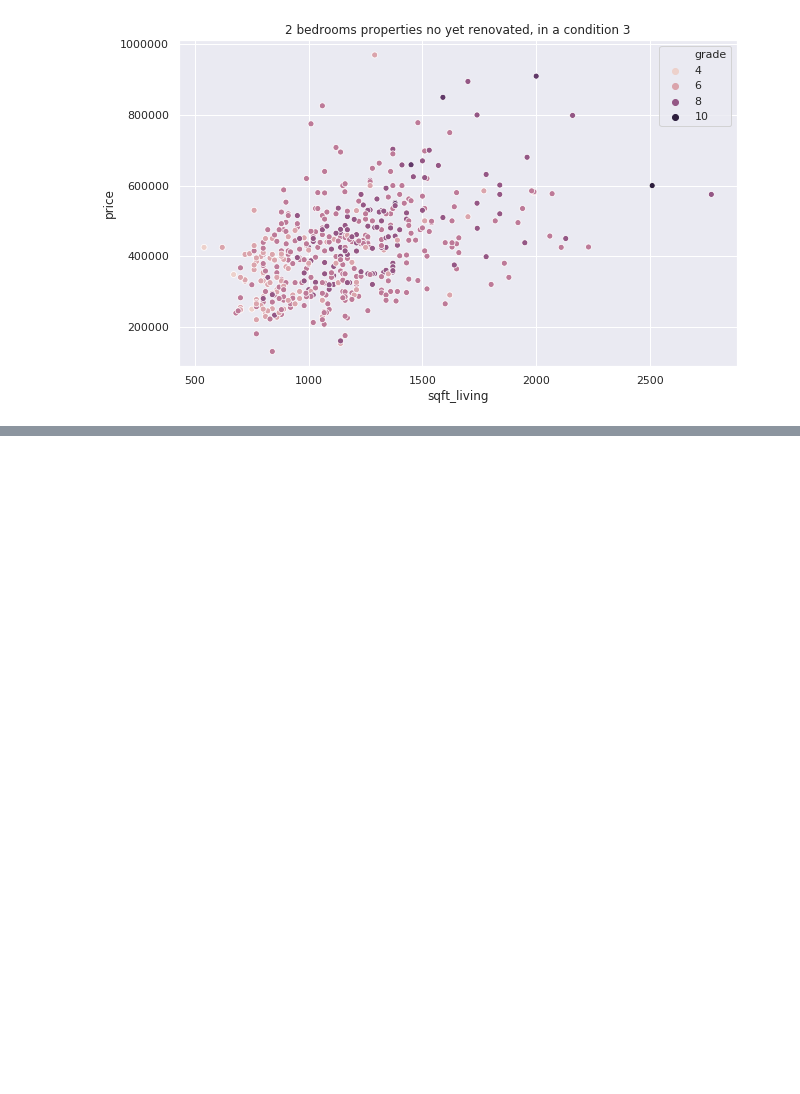
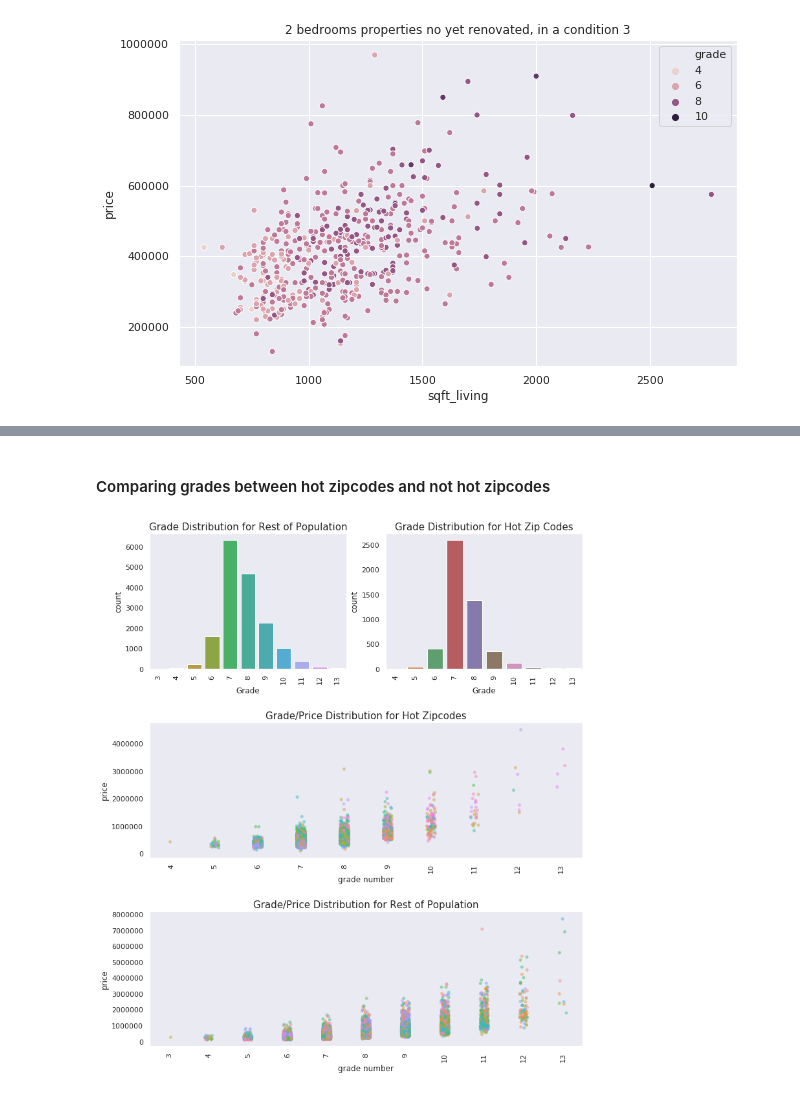
Before and after one commit to aghilissen/KayCee, a Jupyter notebook: index.ipynb, the cells around one changed output, grey strips where cells are left out. Cells and saved outputs as stored; diff of their text form; code cells hidden in the pictures; blank space fills up the shorter version.

```diff
--- a/index.ipynb
+++ b/index.ipynb
@@ -312,0 +453,48 @@ KeyError: 'ZIPCODE'
+# %% [markdown]
+#### Comparing grades between hot zipcodes and not hot zipcodes
+# %%
+kc_grade = kc_hot_zipcodes.sort_values(by=['grade'])
+kc_grade_full = kc_not_hot_zipcodes.sort_values(by =['grade'])
+
+plt.figure(figsize = (12,8))
+plt.subplots_adjust(hspace = 0.4, top = 1.5)
+
+ax1 = plt.subplot(321)
+ax1 = sns.countplot(x="grade", data=kc_grade_full,
+                    ax=ax1)
+ax1.set_xticklabels(ax1.get_xticklabels(),rotation=90)
+ax1.set_title("Grade Distribution for Rest of Population", fontsize=15)
+ax1.set_xlabel("Grade")
+
+ax2 = plt.subplot(322)
+ax2 = sns.countplot(x="grade", data=kc_grade,
+                    ax=ax2)
+ax2.set_xticklabels(ax2.get_xticklabels(),rotation=90)
+ax2.set_title("Grade Distribution for Hot Zip Codes", fontsize=15)
+ax2.set_xlabel("Grade")
+
+ax3 = plt.subplot(312)
+ax3 = sns.stripplot(x="grade", y="price",
+                    data=kc_grade, alpha=0.5,
+                    jitter=True, hue="zipcode"
+                   )
+ax3.set_title("Grade/Price Distribution for Hot Zipcodes", fontsize=15)
+ax3.set_xlabel("grade number")
+ax3.set_ylabel("price")
+ax3.set_xticklabels(ax3.get_xticklabels(),rotation=90)
+plt.legend().remove()
+
+ax4 = plt.subplot(313)
+ax4 = sns.stripplot(x="grade", y="price",
+                    data=kc_grade_full, alpha=0.5,
+                    jitter=True, hue="zipcode"
+                   )
+ax4.set_title("Grade/Price Distribution for Rest of Population", fontsize=15)
+ax4.set_xlabel("grade number")
+ax4.set_ylabel("price")
+ax4.set_xticklabels(ax4.get_xticklabels(),rotation=90)
+
+plt.legend().remove()
+plt.show()
+# %% [output]
+[figure, added]
```
Also changed, not shown: parts of 17 cells of this notebook, 1 other file.
